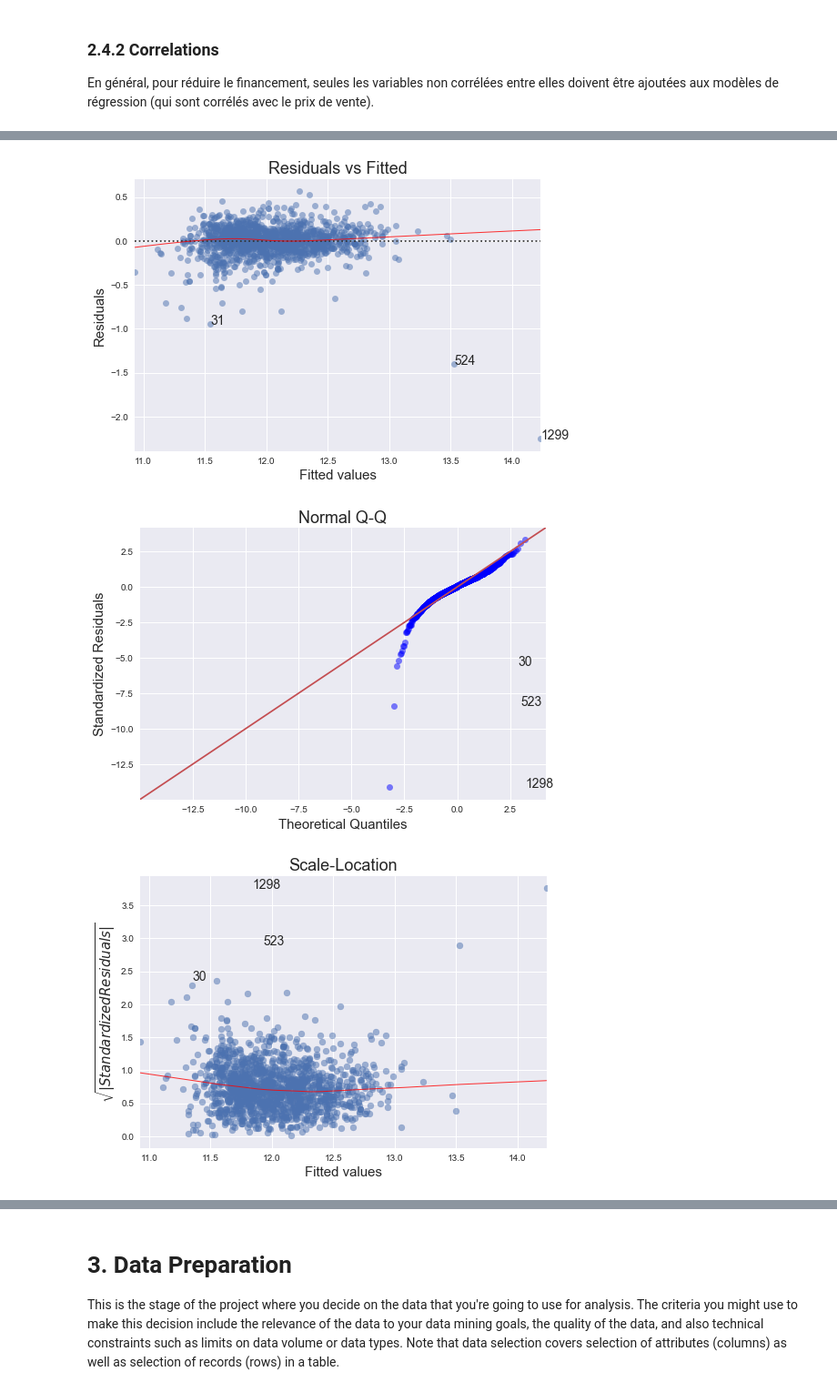
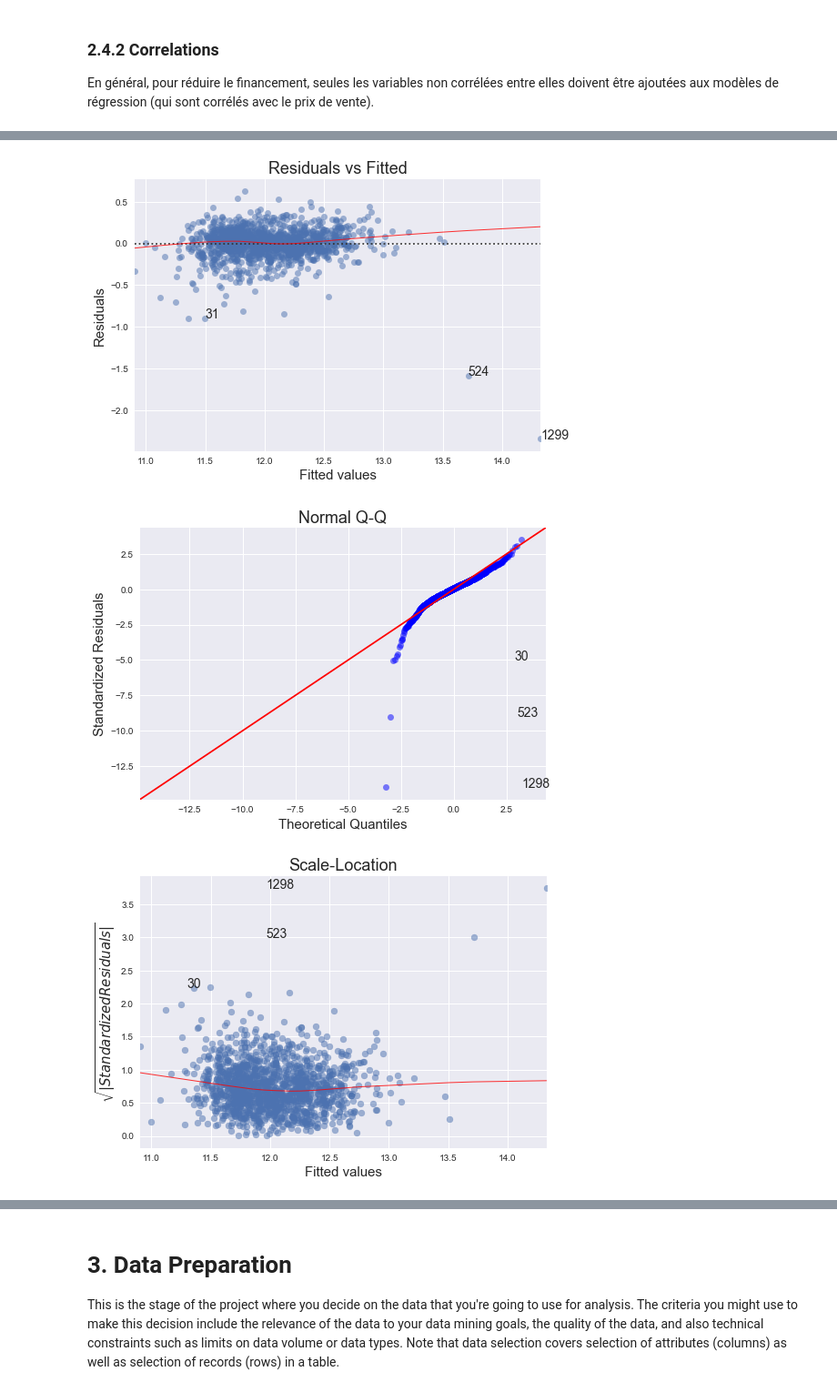
Before and after one commit to freya-git/LAVA, a Jupyter notebook: CRISP-DM_Template.ipynb, the cells around one changed output, grey strips where cells are left out. Shown at 91% size. Drawn from its saved outputs; the diff is of its cells as text; code cells hidden in the pictures.

```diff
--- a/CRISP-DM_Template.ipynb
+++ b/CRISP-DM_Template.ipynb
@@ -660,9 +598,0 @@ def encode(frame, feature):
-# %%
-corrMatrix=X[["OverallQual","GrLivArea","GarageArea","TotalBsmtSF","1stFlrSF","Foundation_PConc","GarageCars_3.0",
-              "ExterQual_Gd","FullBath_2","HeatingQC_Ex","BsmtQual_Ex", "BsmtFinType1_GLQ","MasVnrArea",
-              "GarageFinish_Fin","GarageType_Attchd","KitchenQual_Ex","KitchenQual_Gd"]].corr()
-sns.set(font_scale=1.10)
-plt.figure(figsize=(10, 10))
-sns.heatmap(corrMatrix, vmax=.8, linewidths=0.01,
-            square=True,annot=True,cmap='viridis',linecolor="white")
-plt.title('Correlation between features');
@@ -835,0 +599,2 @@ features=["OverallQual","GrLivArea","GarageArea","TotalBsmtSF","HeatingQC_Ex","B
+# %%
+features = cor['feature'][abs(cor['correlation_coef']) > 0.5]
@@ -835,0 +629,2 @@ features=["OverallQual","GrLivArea","GarageArea","TotalBsmtSF","HeatingQC_Ex","B
+# %%
+base = ['OverallQual', 'GrLivArea', 'TotalBsmtSF', '1stFlrSF', 'YearBuilt']
@@ -836,11 +665,8 @@ features=["OverallQual","GrLivArea","GarageArea","TotalBsmtSF","HeatingQC_Ex","B
 # %%
-x = X[features]
-y = saleP
+model = sm.OLS(y, sm.add_constant(X[base]))
+res = model.fit()
 
-
-model = sm.OLS(y, sm.add_constant(x))
-model_fit = model.fit()
-print(model_fit.summary())
+print(res.summary())
 # %% [output]
                             OLS Regression Results
 ==============================================================================
@@ -995,6 +819,6 @@ pd.set_option('display.max_columns', None)
 # %%
-diagnostic_plots(x, y)
+diagnostic_plots(X[base], y)
 # %% [output]
-[figure, old version]
+[figure, new version]
-[figure, old version]
+[figure, new version]
-[figure, old version]
+[figure, new version]
```
Also changed, not shown: parts of 189 cells of this notebook, 1 other file.
